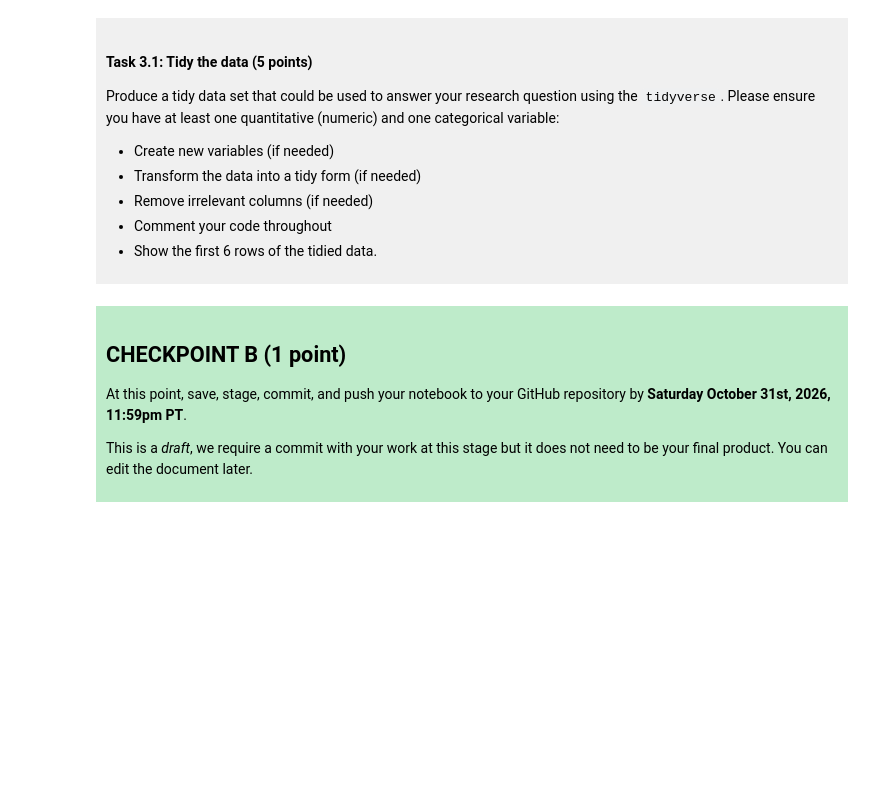
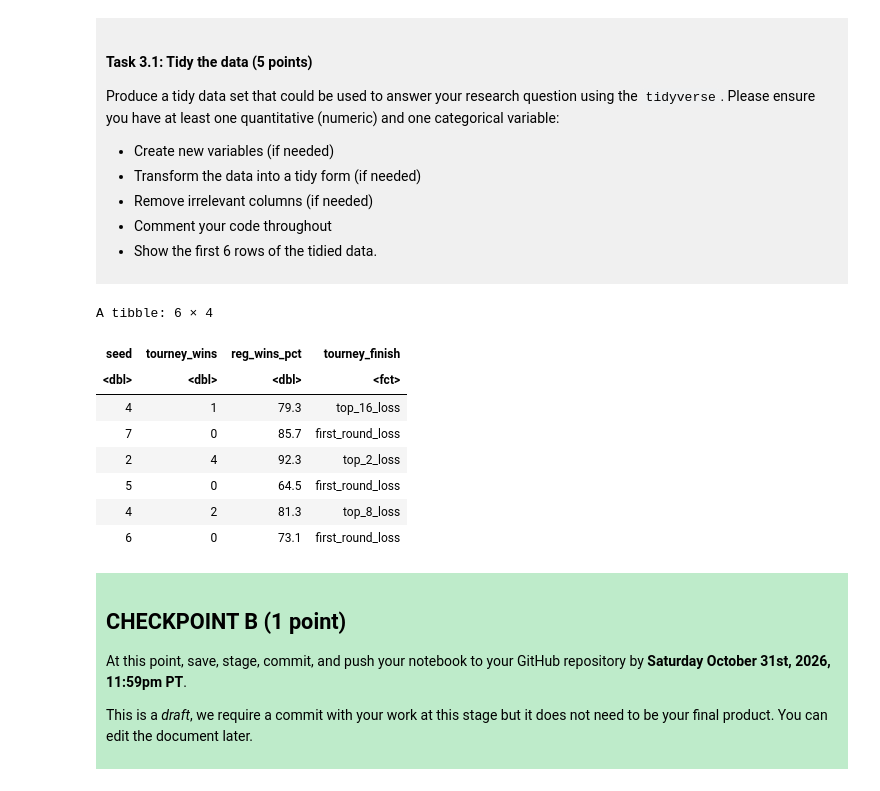
Before and after one commit to fracotom66/DSCI-100, a Jupyter notebook: dsci-100-project-notebook.ipynb, the cells around one changed output. Saved outputs shown, nothing was run; the diff lists cells and outputs as text; code cells hidden in the pictures; blank space fills up the shorter version.

```diff
--- a/dsci-100-project-notebook.ipynb
+++ b/dsci-100-project-notebook.ipynb
@@ -189,7 +219,20 @@ Produce a tidy data set that could be used to answer your research question usin
 
 </div>
 # %%
-### EDIT THIS CODE CELL ###
+madness_tidy <- madness |>
+select(seed, tourney_wins, reg_wins_pct, tourney_finish) |> # Remove irrelevant columns
+mutate(tourney_finish = as.factor(tourney_finish)) # Convert response variable to factor
+head(madness_tidy)
+# %% [output]
+A tibble: 6 × 4
+| seed | tourney_wins | reg_wins_pct | tourney_finish |
+| <dbl> | <dbl> | <dbl> | <fct> |
+| 4 | 1 | 79.3 | top_16_loss |
+| 7 | 0 | 85.7 | first_round_loss |
+| 2 | 4 | 92.3 | top_2_loss |
+| 5 | 0 | 64.5 | first_round_loss |
+| 4 | 2 | 81.3 | top_8_loss |
+| 6 | 0 | 73.1 | first_round_loss |
 # %% [markdown]
 <div style="background-color: #beebca; padding: 10px;">
 
```
Also changed, not shown: parts of 3 cells of this notebook.
